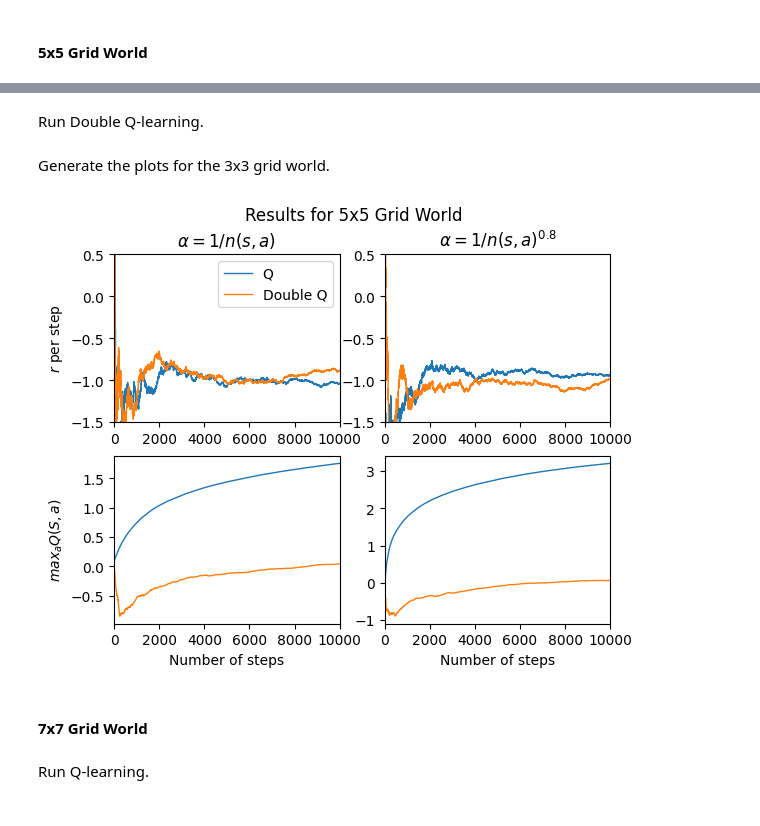
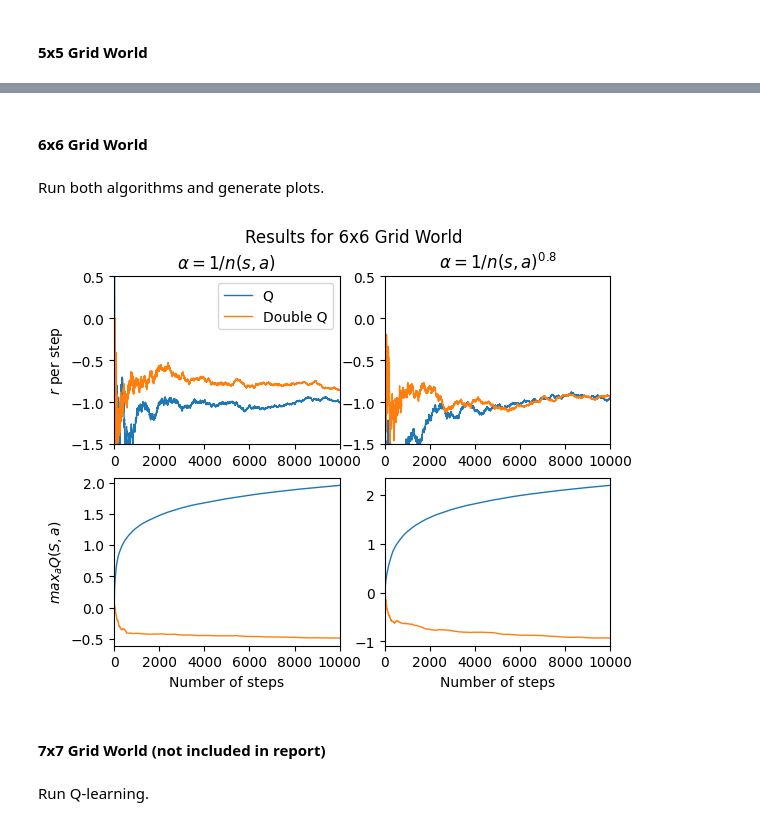
Before and after one commit to takavor/Double-Q-Learning, a Jupyter notebook: final_project.ipynb, the cells around one changed output, grey strips where cells are left out. Saved outputs shown, nothing was run; the diff lists cells and outputs as text; code cells hidden in the pictures.

```diff
--- a/final_project.ipynb
+++ b/final_project.ipynb
@@ -318,2 +317,0 @@ Q_learning_mode_2_running_avg_per_step_5x5, Q_learning_mode_2_running_avg_max_Q_
-# %% [markdown]
-Run Double Q-learning.
@@ -325,15 +318,25 @@ Double_Q_learning_mode_2_running_avg_per_step_5x5, Double_Q_learning_mode_2_runn
-# %% [markdown]
-Generate the plots for the 3x3 grid world.
-# %%
-plot_graphs(Q_learning_mode_1_running_avg_per_step_5x5, Double_Q_learning_mode_1_running_avg_per_step_5x5,
-                Q_learning_mode_2_running_avg_per_step_5x5, Double_Q_learning_mode_2_running_avg_per_step_5x5,
-                Q_learning_mode_1_running_avg_max_Q_per_step_5x5, Double_Q_learning_mode_1_running_avg_max_Q_per_step_5x5,
-                Q_learning_mode_2_running_avg_max_Q_per_step_5x5, Double_Q_learning_mode_2_running_avg_max_Q_per_step_5x5,
-                'Results for 5x5 Grid World')
-# %% [output]
-[figure, removed]
 # %% [markdown]
-#### 7x7 Grid World
+#### 6x6 Grid World
+# %% [markdown]
+Run both algorithms and generate plots.
+# %%
+env6x6 = GridWorldEnv(height=6, width=6)
+
+Q_learning_mode_1_running_avg_per_step_6x6, Q_learning_mode_1_running_avg_max_Q_per_step_6x6 = Q_learning(env=env6x6, n_episodes=10000, mode=1)
+Q_learning_mode_2_running_avg_per_step_6x6, Q_learning_mode_2_running_avg_max_Q_per_step_6x6 = Q_learning(env=env6x6, n_episodes=10000, mode=2)
+
+Double_Q_learning_mode_1_running_avg_per_step_6x6, Double_Q_learning_mode_1_running_avg_max_Q_per_step_6x6 = Double_Q_learning(env=env6x6, n_episodes=10000, mode=1)
+Double_Q_learning_mode_2_running_avg_per_step_6x6, Double_Q_learning_mode_2_running_avg_max_Q_per_step_6x6 = Double_Q_learning(env=env6x6, n_episodes=10000, mode=2)
+
+plot_graphs(Q_learning_mode_1_running_avg_per_step_6x6, Double_Q_learning_mode_1_running_avg_per_step_6x6,
+                Q_learning_mode_2_running_avg_per_step_6x6, Double_Q_learning_mode_2_running_avg_per_step_6x6,
+                Q_learning_mode_1_running_avg_max_Q_per_step_6x6, Double_Q_learning_mode_1_running_avg_max_Q_per_step_6x6,
+                Q_learning_mode_2_running_avg_max_Q_per_step_6x6, Double_Q_learning_mode_2_running_avg_max_Q_per_step_6x6,
+                'Results for 6x6 Grid World')
+# %% [output]
+[figure, added]
+# %% [markdown]
+#### 7x7 Grid World (not included in report)
 # %% [markdown]
 Run Q-learning.
 # %%
```
Also changed, not shown: parts of 26 cells of this notebook, 1 other file.
